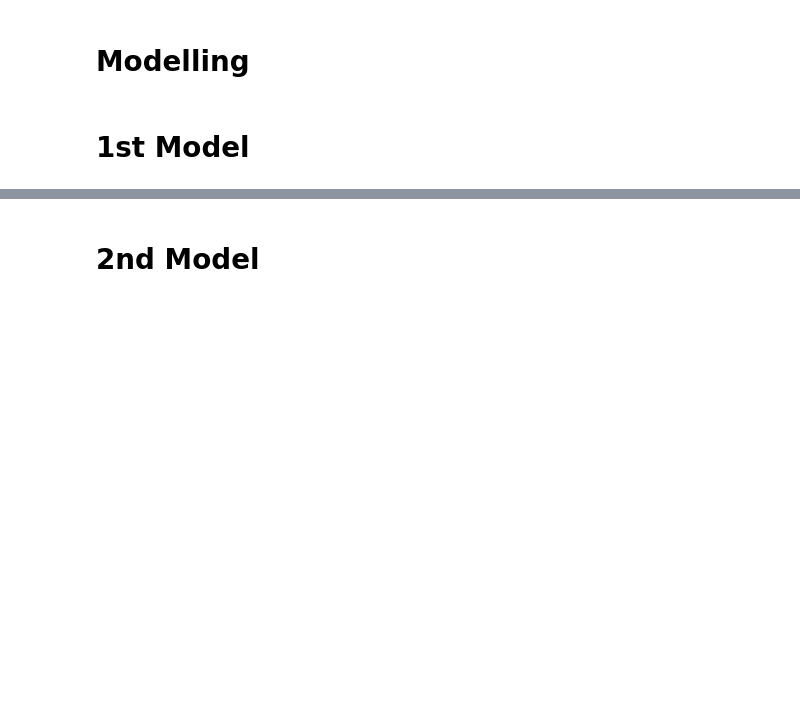
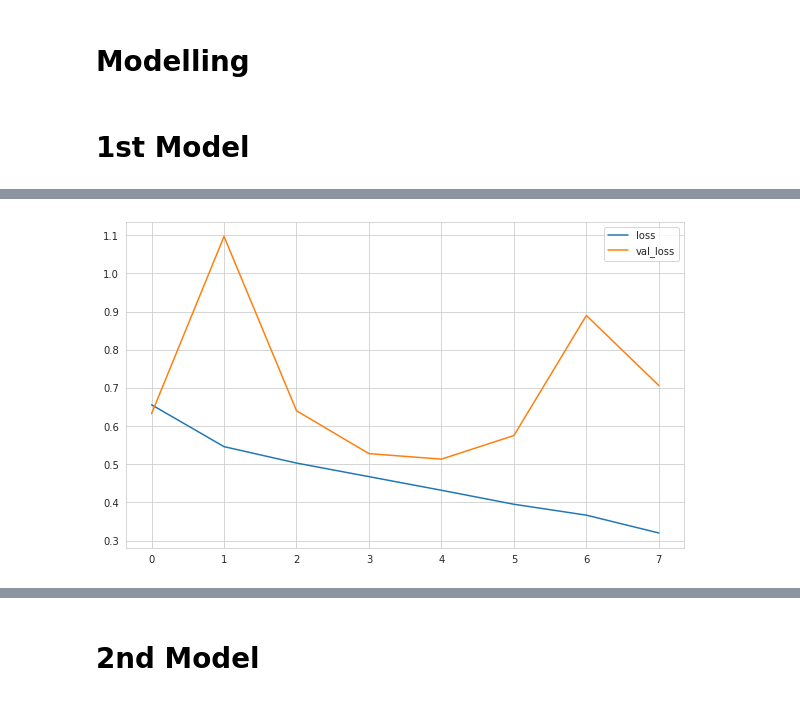
Before and after one commit to ismailculha/DeepLearning_Projects, a Jupyter notebook: CNN - Image Classification/Image_Classification/CNN_Project_Image_Classification_Ismail(1).ipynb, the cells around one changed output, grey strips where cells are left out. Drawn from its saved outputs; the diff is of its cells as text; code cells hidden in the pictures; blank space fills up the shorter version.

```diff
--- a/CNN - Image Classification/Image_Classification/CNN_Project_Image_Classification_Ismail(1).ipynb
+++ b/CNN - Image Classification/Image_Classification/CNN_Project_Image_Classification_Ismail(1).ipynb
@@ -222,32 +187,31 @@ validation = validation.cache().prefetch(buffer_size=AUTOTUNE)
 # 1st Model
 # %%
 from tensorflow.keras.models import Sequential
-from tensorflow.keras.layers import Dense, Conv2D, MaxPool2D, Flatten, Dropout, RandomZoom, RandomFlip,RandomRotation,RandomCrop, Resizing
+from tensorflow.keras.layers import Dense, Conv2D, MaxPool2D, Flatten, Dropout, RandomZoom, RandomFlip,RandomRotation,RandomCrop, Resizing, BatchNormalization
 from tensorflow.keras.callbacks import EarlyStopping
 
 dir_train = 'data/train'
 train = tf.keras.utils.image_dataset_from_directory(directory = dir_train,labels='inferred',
-    label_mode='binary',batch_size= 32,image_size=(64, 64))
+                                                    shuffle=True, label_mode='binary',batch_size= 32,image_size=(128, 128))
 
 dir_validation = 'data/validation'
 validation = tf.keras.utils.image_dataset_from_directory(directory = dir_validation,labels='inferred',
-    label_mode='binary',batch_size= 32,image_size=(64, 64))
+                                                         shuffle=True, label_mode='binary',batch_size= 32,image_size=(128, 128))
 
-model = Sequential([tf.keras.layers.Rescaling(1/255.0, offset=1)])
+model1 = Sequential([tf.keras.layers.Rescaling(1/255.0, offset=1)])
+model1.add(Conv2D(filters=32, kernel_size=(3,3), activation='relu'))
+model1.add(MaxPool2D(pool_size=(2, 2)))
+model1.add(Conv2D(filters=64, kernel_size=(3,3), activation='relu'))
+model1.add(MaxPool2D(pool_size=(2, 2)))
 
-model.add(Conv2D(filters=32, kernel_size=(3,3), activation='relu'))
-model.add(MaxPool2D(pool_size=(2, 2)))
-model.add(Conv2D(filters=64, kernel_size=(3,3), activation='relu'))
-model.add(MaxPool2D(pool_size=(2, 2)))
+model1.add(Flatten())
 
-model.add(Flatten())
+model1.add(Dense(128, activation='relu'))
+model1.add(Dense(1, activation = "sigmoid"))
 
-model.add(Dense(128, activation='relu'))
-model.add(Dense(1, activation = "sigmoid"))
-
-model.compile(loss='binary_crossentropy',optimizer='RMSprop', metrics=['accuracy'])
+model1.compile(loss='binary_crossentropy',optimizer='RMSprop', metrics=['accuracy'])
 early_stop = EarlyStopping(monitor='val_accuracy', patience=3, restore_best_weights = True)
-model.fit(train, epochs=10, validation_data=validation,callbacks=[early_stop])
+model1.fit(train, epochs=10, validation_data=validation,callbacks=[early_stop])
 # %% [output]
 Found 17526 files belonging to 2 classes.
 Found 2290 files belonging to 2 classes.
@@ -269 +234,6 @@ Epoch 10/10
 <keras.callbacks.History at 0x...>
+# %%
+summary = pd.DataFrame(model1.history.history)
+summary[["loss", "val_loss"]].plot();
+# %% [output]
+[figure, added]
```
Also changed, not shown: parts of 36 cells of this notebook, 1 other file.
